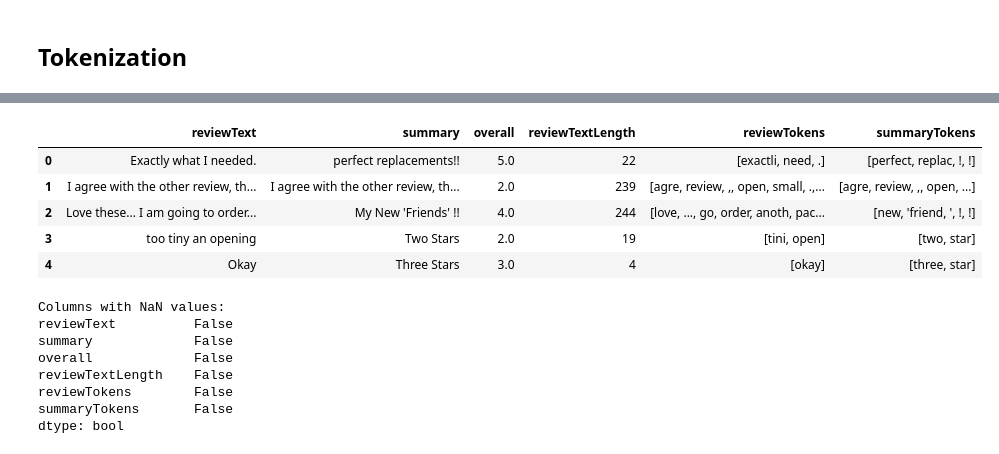
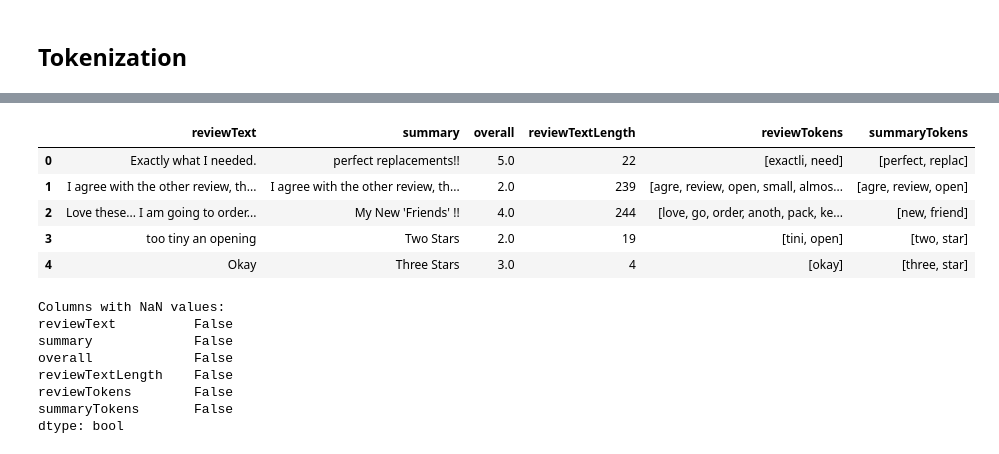
Before and after one commit to narayansharma-21/Amazon-Review-Sentiment-Analysis, a Jupyter notebook: src/data_processing/preprocess_data.ipynb, the cells around one changed output, grey strips where cells are left out. Cells and saved outputs as stored; diff of their text form; code cells hidden in the pictures.

```diff
--- a/src/data_processing/preprocess_data.ipynb
+++ b/src/data_processing/preprocess_data.ipynb
@@ -106,6 +106,7 @@ This shows that review length skews right with many large outliers.
 import nltk
 from nltk.corpus import stopwords
 from nltk.stem import PorterStemmer, WordNetLemmatizer
+import re
 
 # Download necessary resources
 nltk.download('punkt')
@@ -116,11 +117,13 @@ lemmatizer = WordNetLemmatizer()
 
 # Function to tokenize, stem, and lemmatize the review text
 def tokenize_stem_lemmatize_review(review, stopwords):
+    # strip punctuation
+    review = re.sub(r'[^\w\s]', '', review)
+    # split words
     tokens = nltk.word_tokenize(review)
-    tokens = [t.lower() for t in tokens if t.lower() not in stopwords]
-    stemmed_tokens = [stemmer.stem(token) for token in tokens]
-    lemmatized_tokens = [lemmatizer.lemmatize(token) for token in stemmed_tokens]
-    return lemmatized_tokens
+    # stem and remove stopwords
+    return [stemmer.stem(t.lower()) for t in tokens if t.lower() not in stopwords]
+
 
 # Define stopwords
 stopwords = stopwords.words('english')
@@ -139,8 +142,8 @@ df.head()
 [nltk_data]   Package wordnet is already up-to-date!
 |  | reviewText | summary | overall | reviewTextLength | reviewTokens | summaryTokens |
-| 0 | Exactly what I needed. | perfect replacements!! | 5.0 | 22 | [exactli, need, .] | [perfect, replac, !, !] |
-| 1 | I agree with the other review, th... | I agree with the other review, th... | 2.0 | 239 | [agre, review, ,, open, small, .,... | [agre, review, ,, open, ...] |
-| 2 | Love these... I am going to order... | My New 'Friends' !! | 4.0 | 244 | [love, ..., go, order, anoth, pac... | [new, 'friend, ', !, !] |
+| 0 | Exactly what I needed. | perfect replacements!! | 5.0 | 22 | [exactli, need] | [perfect, replac] |
+| 1 | I agree with the other review, th... | I agree with the other review, th... | 2.0 | 239 | [agre, review, open, small, almos... | [agre, review, open] |
+| 2 | Love these... I am going to order... | My New 'Friends' !! | 4.0 | 244 | [love, go, order, anoth, pack, ke... | [new, friend] |
 | 3 | too tiny an opening | Two Stars | 2.0 | 19 | [tini, open] | [two, star] |
 | 4 | Okay | Three Stars | 3.0 | 4 | [okay] | [three, star] |
 # %%
```
Also changed, not shown: parts of 2 cells of this notebook, 1 other file.
